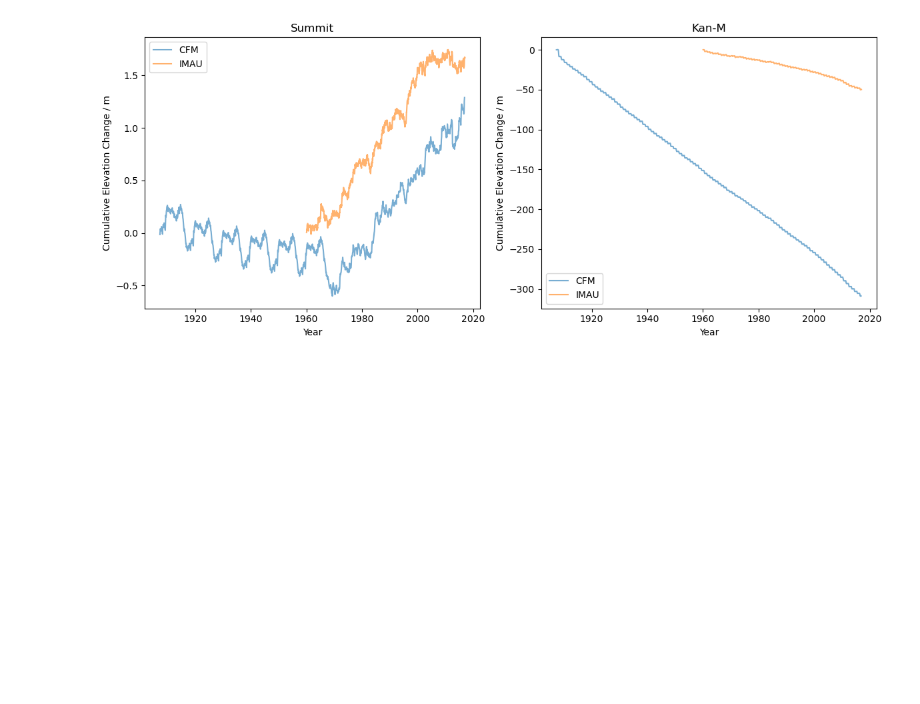
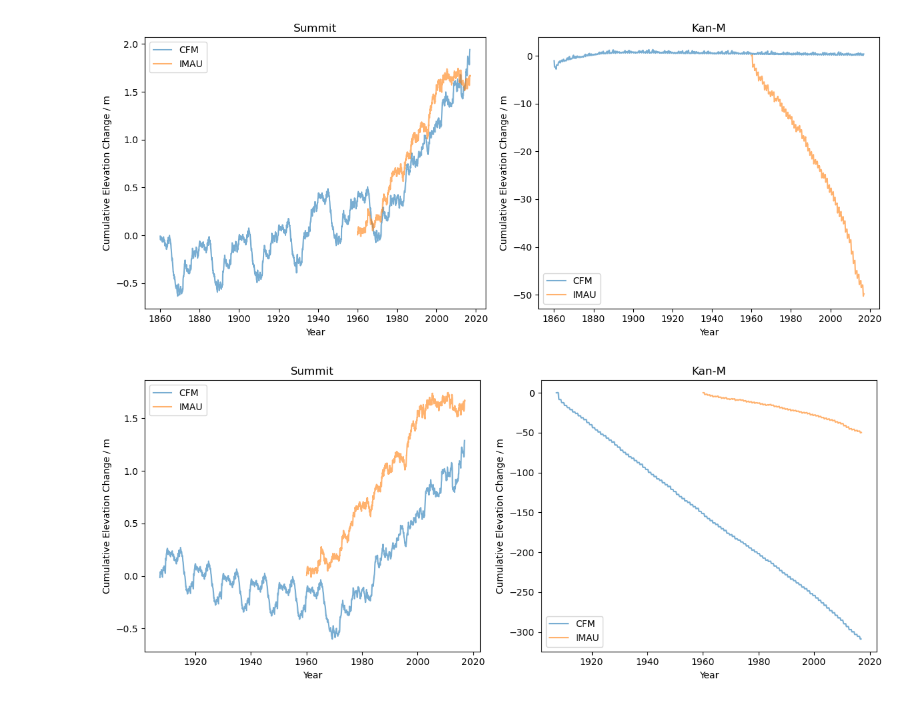
Before and after one commit to Jez-Carter/CommunityFirnModel, a Jupyter notebook: CFM_Lancaster/notebooks/Examining Output.ipynb, the cells around one changed output. Drawn from its saved outputs; the diff is of its cells as text; code cells hidden in the pictures; blank space fills up the shorter version.

Commit message:
Updated scripts inc. cumulative elevation testing.

```diff
--- a/CFM_Lancaster/notebooks/Examining Output.ipynb
+++ b/CFM_Lancaster/notebooks/Examining Output.ipynb
@@ -10,6 +10,22 @@ ds_imau = ds_imau.rename({'zs':'cum_ele'})
 #CFM Output
 results_path = f'{repo_path}CFM_Lancaster/results/reformatted_output/Single_Dimension_CFM_Output.nc'
 ds_single_dimension_outputs = xr.open_dataset(results_path)
+# %%
+stations = ['Summit','Kan-M']
+output = 'cum_ele'
+output_fullname = 'Cumulative Elevation Change / m'
+
+fig, subplots = plt.subplots(1, 2,figsize=(12,5))
+for ax,station in zip(subplots.flat,stations):
+    ds_single_dimension_outputs[output].isel(time=slice(1,None)).sel(station=station).plot.line(x='year',alpha=0.6,ax=ax,label='CFM')
+    ds_imau[output].isel(time=slice(1,None)).sel(station=station).plot.line(x='time',alpha=0.6,ax=ax,label='IMAU')
+    ax.set_title(station)
+    ax.set_ylabel(output_fullname)
+    ax.set_xlabel('Year')
+    ax.legend()
+fig.tight_layout()
+# %% [output]
+[figure, added]
 # %%
 stations = ['Summit','Kan-M']
 output = 'cum_ele'
```
Also changed, not shown: 12 other files.
